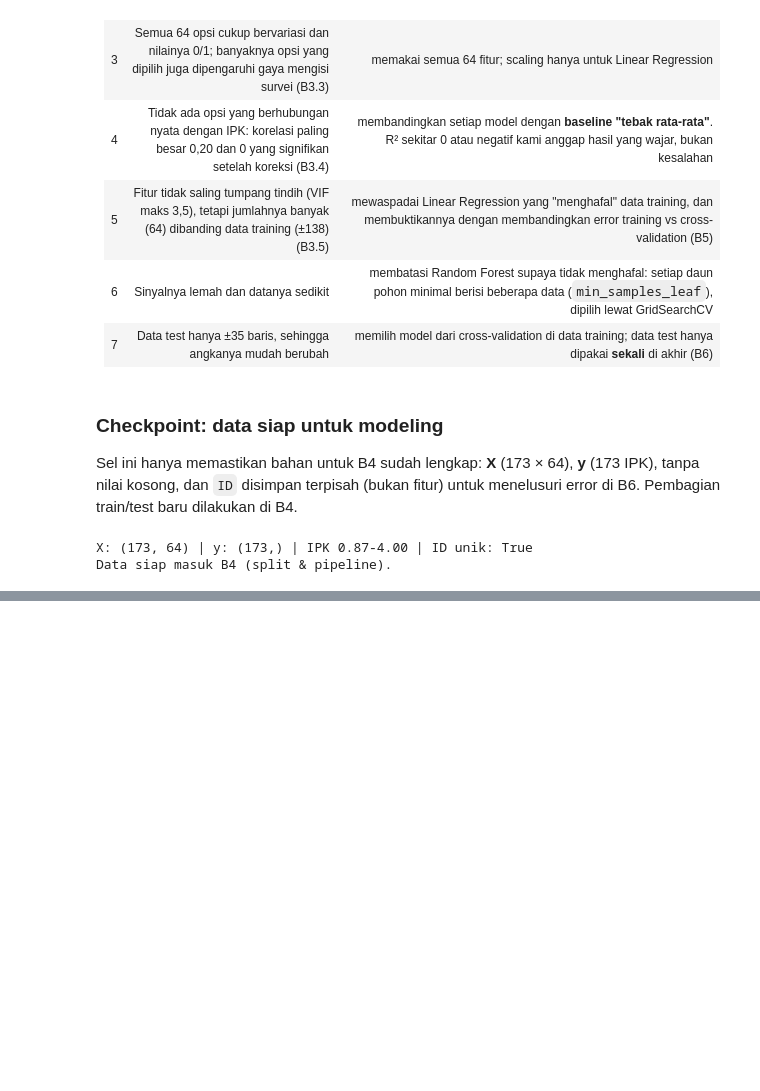
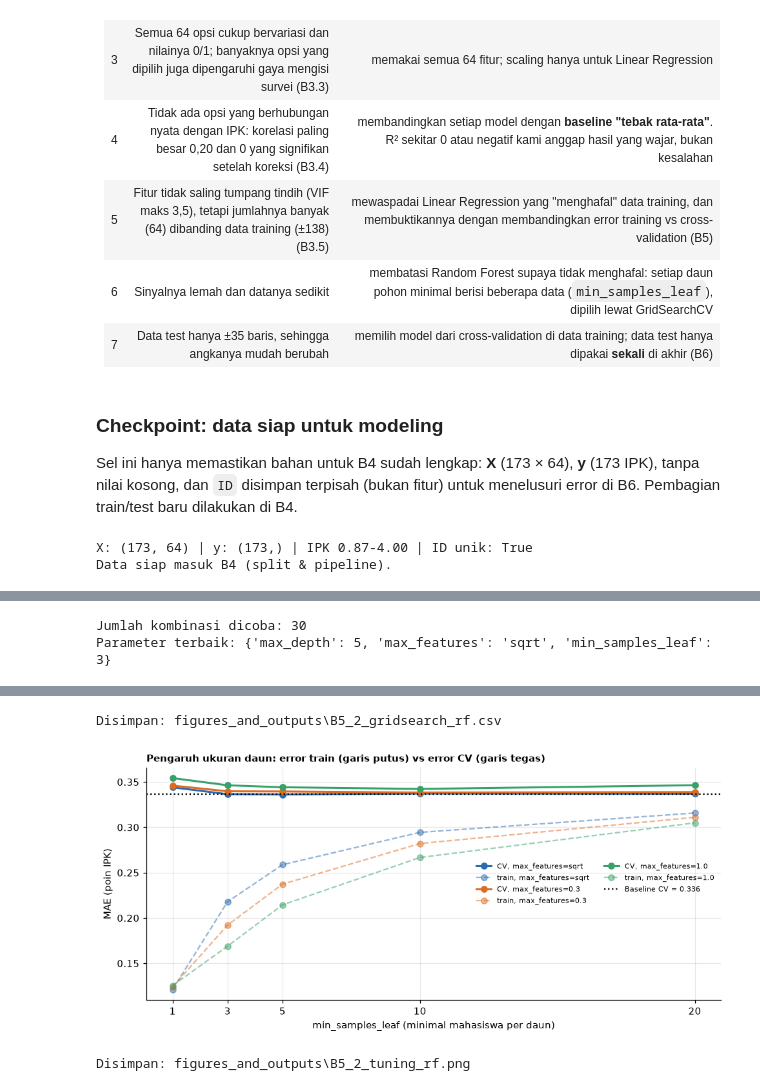
Before and after one commit to edwardchristi4n/machine_learning_final_exam, a Jupyter notebook: notebook/Notebook_B_Regresi_IPK.ipynb, the cells around one changed output, grey strips where cells are left out. Cells and saved outputs as stored; diff of their text form; code cells hidden in the pictures; blank space fills up the shorter version.

```diff
--- a/notebook/Notebook_B_Regresi_IPK.ipynb
+++ b/notebook/Notebook_B_Regresi_IPK.ipynb
@@ -963,0 +1136,20 @@ Data siap masuk B4 (split & pipeline).
+# %%
+def evaluasi_cv(nama, model):
+    """Cross-validation 5 lipatan di data train; kembalikan ringkasan metrik validasi dan train."""
+    h = cross_validate(model, X_train, y_train, cv=cv, scoring=SCORING, return_train_score=True)
+    return pd.Series({
+        "MAE CV": -h["test_MAE"].mean(), "MAE CV (SD)": h["test_MAE"].std(),
+        "RMSE CV": -h["test_RMSE"].mean(), "R2 CV": h["test_R2"].mean(), "R2 CV (SD)": h["test_R2"].std(),
+        "MAE train": -h["train_MAE"].mean(), "R2 train": h["train_R2"].mean(),
+    }, name=nama)
+
+hasil_cv = pd.DataFrame([evaluasi_cv("Baseline (rata-rata)", PIPELINES["Baseline (rata-rata)"]),
+                         evaluasi_cv("Linear Regression", PIPELINES["Linear Regression"])])
+display(hasil_cv.round(3))
+
+# Seberapa jauh tebakan LR pada lipatan validasi (data yang tidak dilihat saat dilatih)?
+pred_lr_cv = cross_val_predict(PIPELINES["Linear Regression"], X_train, y_train, cv=cv)
+print(f"Jumlah parameter LR: {len(FEATURE_COLS) + 1} (64 koefisien + intercept) untuk {len(X_train)} baris train")
+print(f"Tebakan LR di lipatan validasi: {pred_lr_cv.min():.2f} s.d. {pred_lr_cv.max():.2f} "
+      f"(IPK asli train: {y_train.min():.2f} s.d. {y_train.max():.2f})")
+print(f"Tebakan di atas 4,00 (mustahil untuk IPK): {(pred_lr_cv > 4).sum()} dari {len(pred_lr_cv)}")
@@ -963,0 +1183,49 @@ Data siap masuk B4 (split & pipeline).
+# %%
+GRID_RF = {
+    "model__min_samples_leaf": [1, 3, 5, 10, 20],
+    "model__max_features": ["sqrt", 0.3, 1.0],
+    "model__max_depth": [None, 5],
+}
+grid_rf = GridSearchCV(PIPELINES["Random Forest"], GRID_RF, cv=cv, scoring=SCORING,
+                       refit="MAE", return_train_score=True)
+grid_rf.fit(X_train, y_train)
+
+# Tabel semua kombinasi, diurutkan dari MAE CV terkecil
+hasil_grid = pd.DataFrame(grid_rf.cv_results_)
+tabel_grid = pd.DataFrame({
+    "min_samples_leaf": hasil_grid["param_model__min_samples_leaf"],
+    "max_features": hasil_grid["param_model__max_features"].map(str),
+    "max_depth": hasil_grid["param_model__max_depth"].map(lambda v: "None" if v is None or pd.isna(v) else str(v)),
+    "MAE CV": -hasil_grid["mean_test_MAE"], "MAE CV (SD)": hasil_grid["std_test_MAE"],
+    "R2 CV": hasil_grid["mean_test_R2"], "MAE train": -hasil_grid["mean_train_MAE"],
+}).sort_values("MAE CV").reset_index(drop=True)
+tabel_grid.index += 1
+print(f"Jumlah kombinasi dicoba: {len(tabel_grid)}")
+print("Parameter terbaik:", {k.replace("model__", ""): v for k, v in grid_rf.best_params_.items()})
+display(tabel_grid.head(10).round(3))
+simpan_tabel(tabel_grid.round(4), "B5_2_gridsearch_rf")
+
+# Grafik: pengaruh min_samples_leaf terhadap error CV vs error train (max_depth = None)
+fig, ax = plt.subplots(figsize=(9, 4.2))
+for mf, warna in zip(["sqrt", "0.3", "1.0"], [BIRU, ORANYE, "#38a169"]):
+    sub = tabel_grid[(tabel_grid["max_features"] == mf) & (tabel_grid["max_depth"] == "None")].sort_values("min_samples_leaf")
+    ax.plot(sub["min_samples_leaf"], sub["MAE CV"], "o-", color=warna, lw=2, label=f"CV, max_features={mf}")
+    ax.plot(sub["min_samples_leaf"], sub["MAE train"], "o--", color=warna, alpha=0.5, label=f"train, max_features={mf}")
+mae_baseline = hasil_cv.loc["Baseline (rata-rata)", "MAE CV"]
+ax.axhline(mae_baseline, color="black", ls=":", lw=1.5, label=f"Baseline CV = {mae_baseline:.3f}")
+ax.set_xticks(GRID_RF["model__min_samples_leaf"])
+ax.set_xlabel("min_samples_leaf (minimal mahasiswa per daun)")
+ax.set_ylabel("MAE (poin IPK)")
+ax.set_title("Pengaruh ukuran daun: error train (garis putus) vs error CV (garis tegas)", loc="left", fontsize=10, fontweight="bold")
+ax.legend(frameon=False, fontsize=7.5, ncol=2, loc="center right")
+fig.tight_layout()
+simpan_fig(fig, "B5_2_tuning_rf")
+
+# Tambahkan RF default dan RF hasil tuning ke tabel perbandingan
+rf_default = PIPELINES["Random Forest"]   # default sklearn: min_samples_leaf=1, max_features=1.0, max_depth=None
+hasil_cv = pd.concat([hasil_cv.T,
+                      evaluasi_cv("Random Forest (default)", rf_default),
+                      evaluasi_cv("Random Forest (tuning)", grid_rf.best_estimator_)], axis=1).T
+# %% [output]
+Jumlah kombinasi dicoba: 30
+Parameter terbaik: {'max_depth': 5, 'max_features': 'sqrt', 'min_samples_leaf': 3}
@@ -963,0 +1243,3 @@ Data siap masuk B4 (split & pipeline).
+Disimpan: figures_and_outputs\B5_2_gridsearch_rf.csv
+[figure, added]
+Disimpan: figures_and_outputs\B5_2_tuning_rf.png
```
Also changed, not shown: parts of 52 cells of this notebook, 16 other files.
